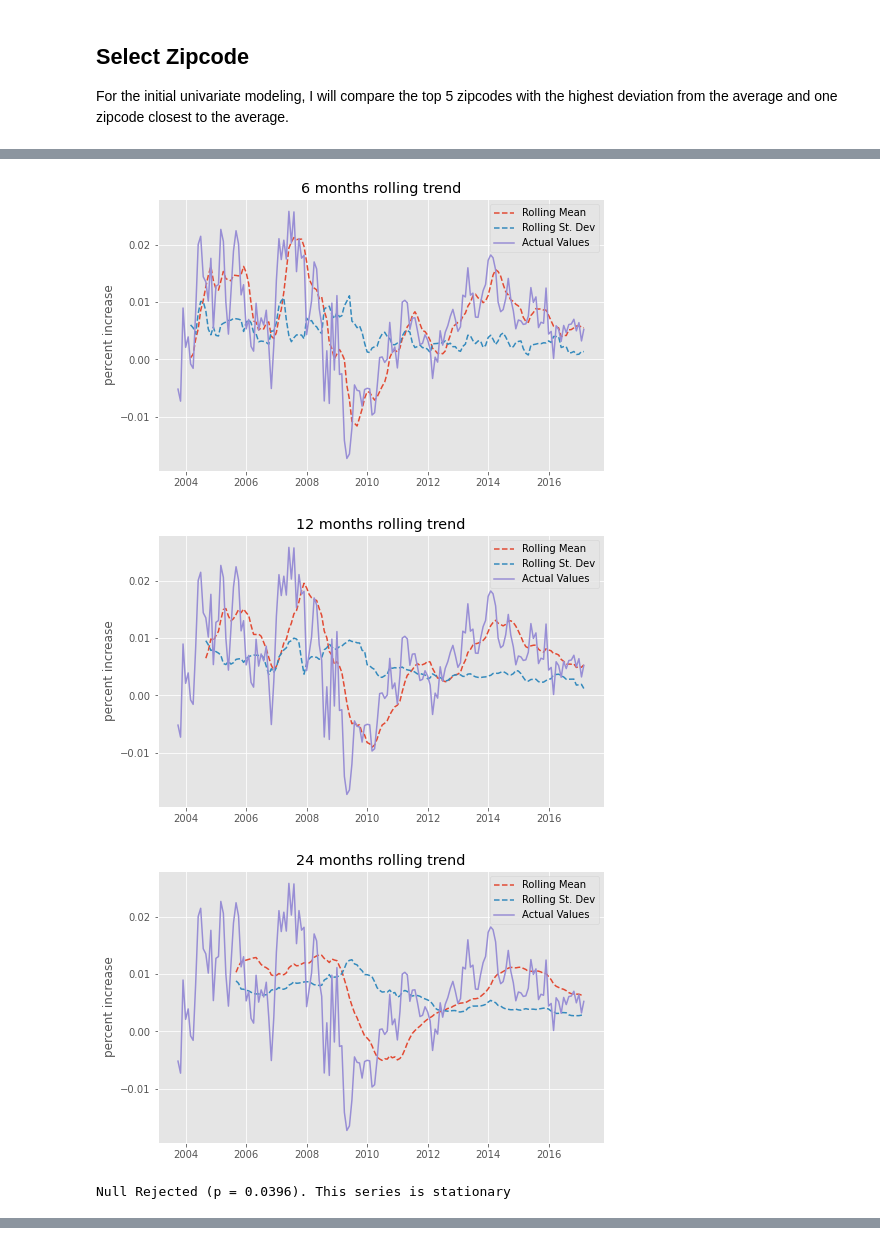
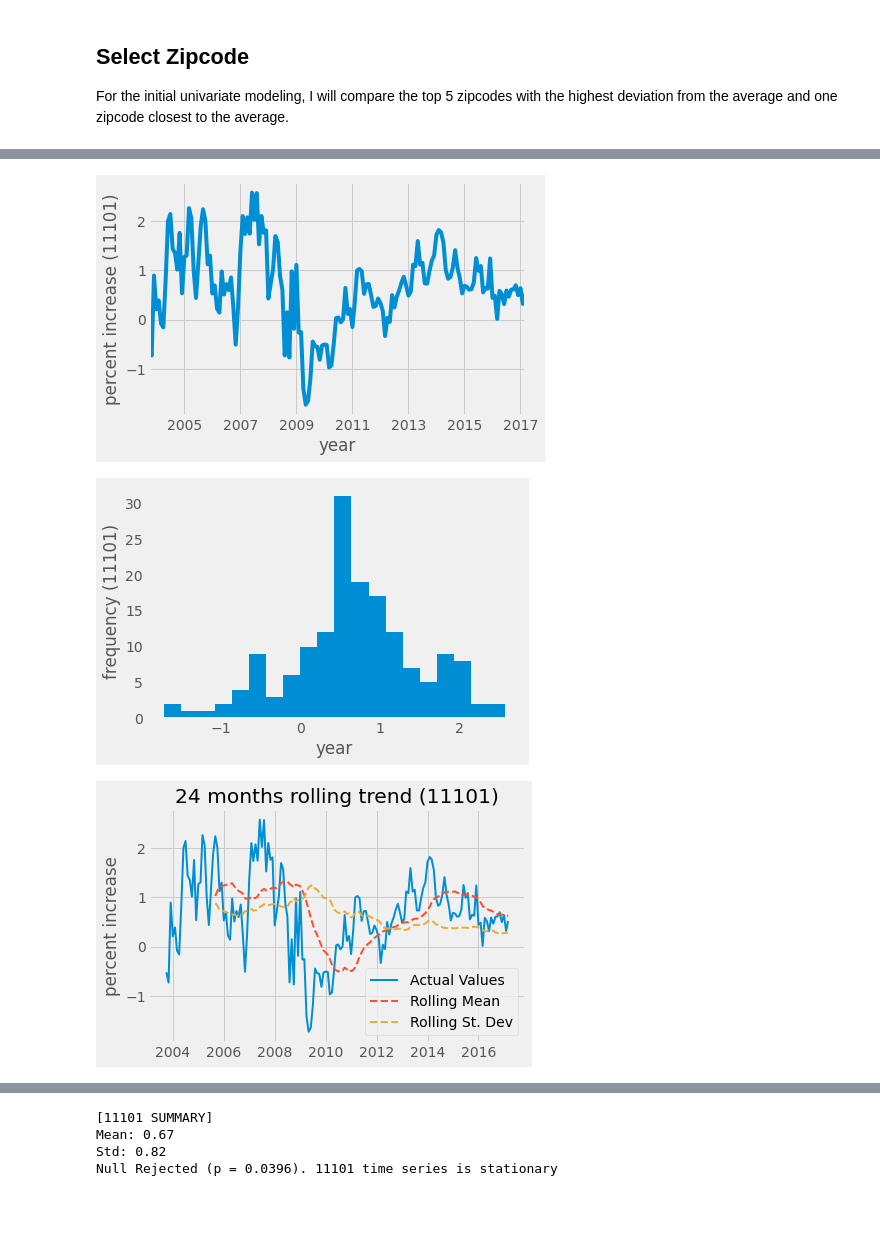
Before and after one commit to stereopickle/real_estate_prediction, a Jupyter notebook: 010.Exploratory_Data_Analysis.ipynb, the cells around one changed output, grey strips where cells are left out. Saved outputs shown, nothing was run; the diff lists cells and outputs as text; code cells hidden in the pictures; blank space fills up the shorter version.

```diff
--- a/010.Exploratory_Data_Analysis.ipynb
+++ b/010.Exploratory_Data_Analysis.ipynb
@@ -160,16 +140,10 @@ Name: 11101, dtype: float64
-# %%
-plot_moving_avg(trdf_11101, 6)
-# %% [output]
-[figure, removed]
-# %%
-plot_moving_avg(trdf_11101, 12)
-# %% [output]
-[figure, removed]
-# %%
-plot_moving_avg(trdf_11101, 24)
-# %% [output]
-[figure, removed]
-# %%
-run_dickyey_fuller(trdf_11101)
-# %% [output]
-Null Rejected (p = 0.0396). This series is stationary
+# %%
+def print_all(zipcode):
+    df = trdf[zipcode]
+    print_summary(df, zipcode)
+# %%
+print_all(select_zipcode[0])
+# %% [output]
+[figure, added]
+[figure, added]
+[figure, added]
@@ -175,0 +151,4 @@ Null Rejected (p = 0.0396). This series is stationary
+[11101 SUMMARY]
+Mean: 0.67
+Std: 0.82
+Null Rejected (p = 0.0396). 11101 time series is stationary
```
Also changed, not shown: parts of 20 cells of this notebook.
